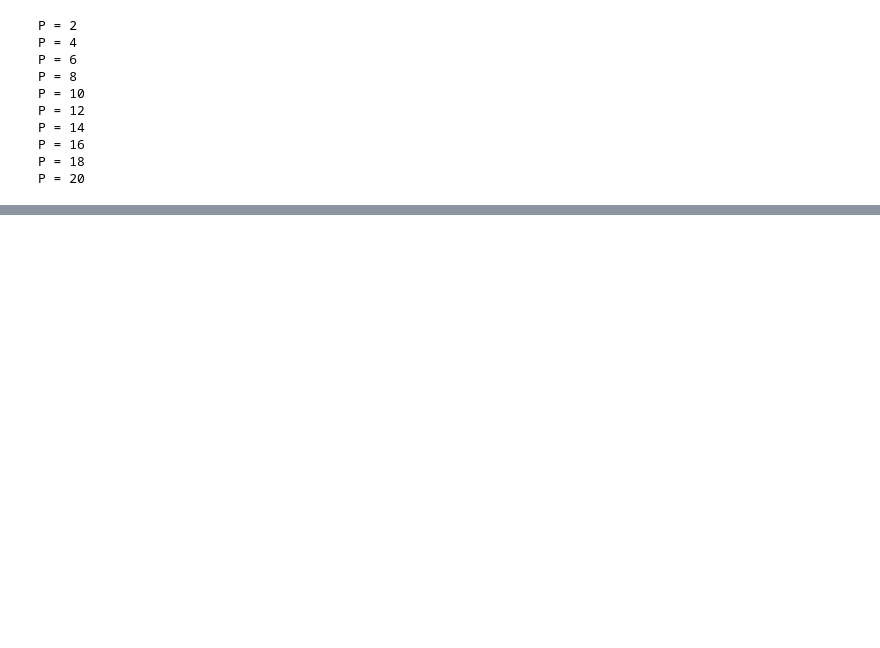
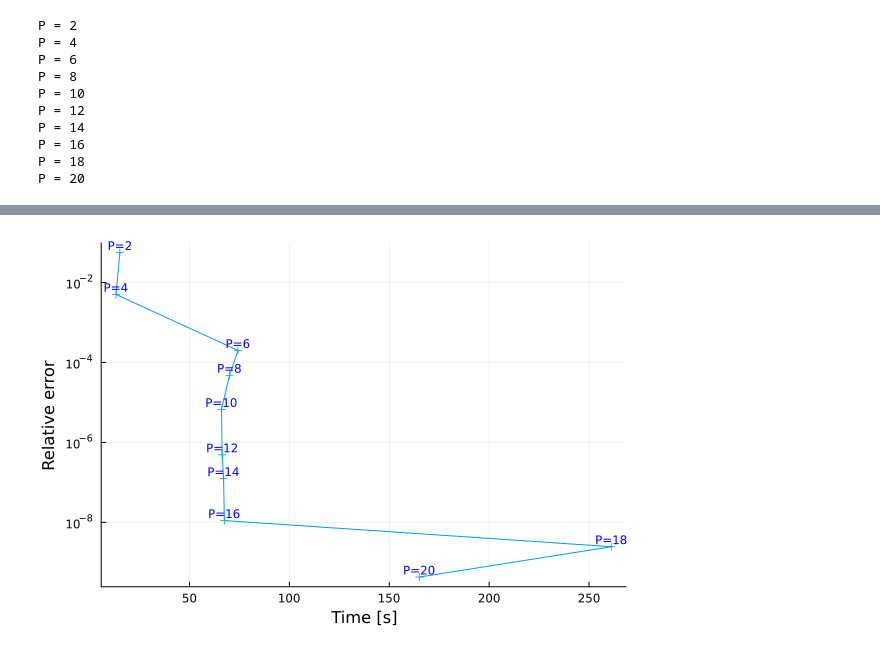
Before and after one commit to Riarrieta/FMMProject, a Jupyter notebook: notebooks/testP.ipynb, the cells around one changed output, grey strips where cells are left out. Cells and saved outputs as stored; diff of their text form; code cells hidden in the pictures; blank space fills up the shorter version.

```diff
--- a/notebooks/testP.ipynb
+++ b/notebooks/testP.ipynb
@@ -84,0 +83,8 @@ savefig("pplot.png")
+# %%
+# plot time vs rel. error
+plot(tfmm,errlist,yscale=:log10,shape=:auto,legend=false)
+ylabel!("Relative error")
+xlabel!("Time [s]")
+annotate!(tfmm, errlist, [text("P=$p",8,:bottom,:blue) for p in Plist])
+# %% [output]
+[figure, added]
```
Also changed, not shown: parts of 6 cells of this notebook, 1 other file.
